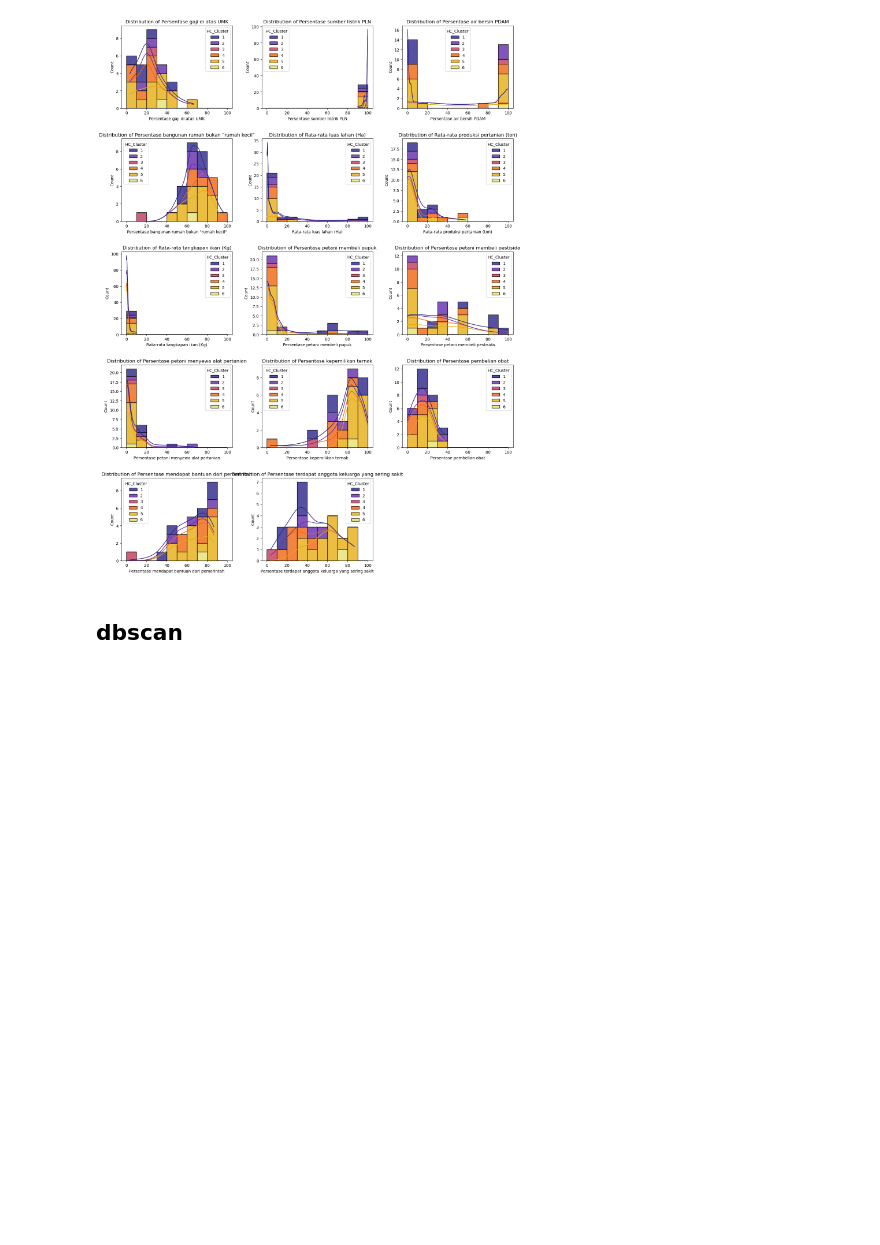
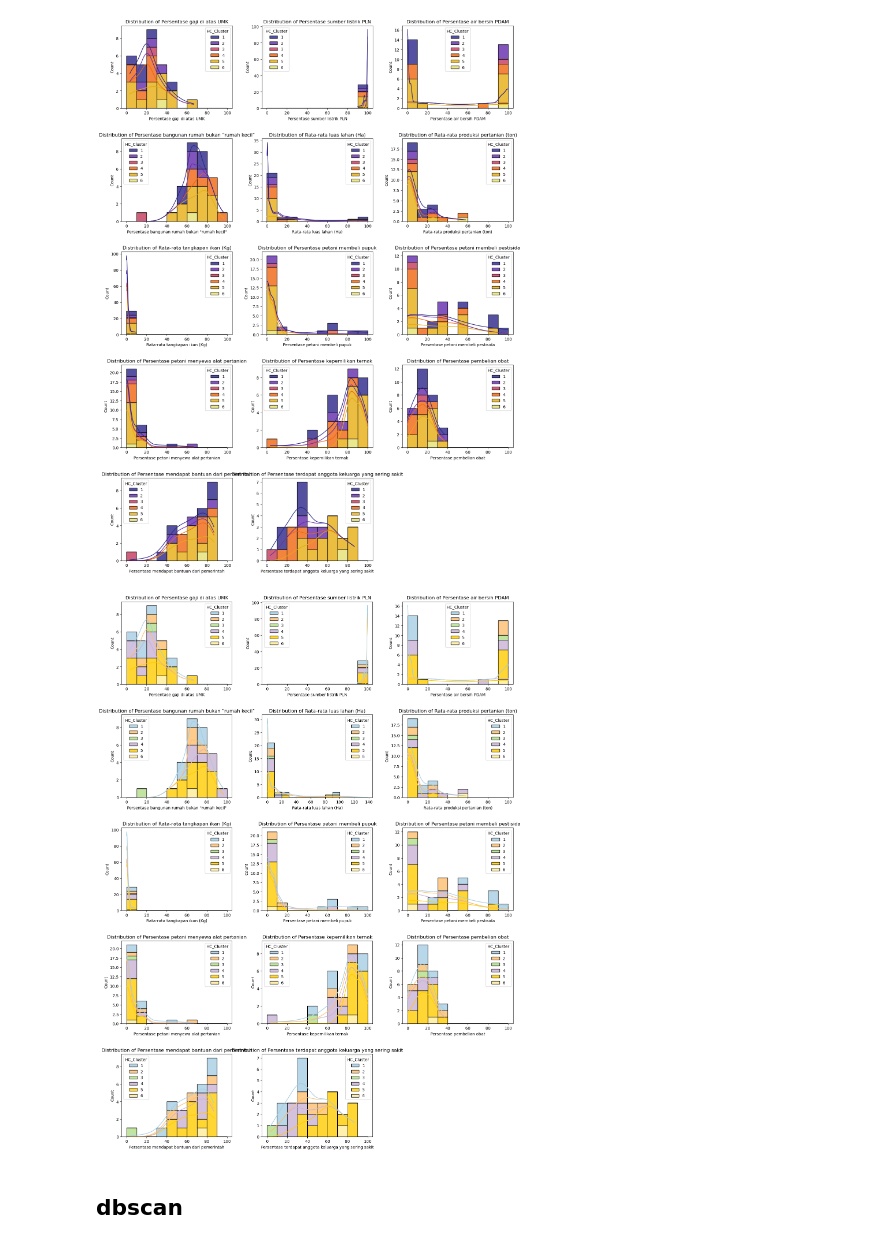
Before and after one commit to hldfiadn/rumah-tangga-mbkp, a Jupyter notebook: (new) profil desa/clustering-version2.ipynb, the cells around one changed output. Cells and saved outputs as stored; diff of their text form; code cells hidden in the pictures; blank space fills up the shorter version.

```diff
--- a/(new) profil desa/clustering-version2.ipynb
+++ b/(new) profil desa/clustering-version2.ipynb
@@ -268,10 +268,10 @@ Passing `palette` without assigning `hue` is deprecated and will be removed in v
 ### hierarchical clustering
 # %%
 # Simpan nama desa terpisah
-desa = df["Desa"]
+desa = df_normalized["Desa"]
 
 # Ambil hanya variabel numerik
-X = df.drop("Desa", axis=1)
+X = df_normalized.drop("Desa", axis=1)
 
 # Tangani missing value (misalnya isi dengan median)
 X = X.fillna(X.median())
@@ -411,5 +411,41 @@ plt.tight_layout(pad=3)
 plt.show()
 # %% [output]
 [figure]
+# %%
+# palet warna terang
+palette = {1: "#A6CEE3", 2: "#FDBF6F", 3: "#B2DF8A",
+           4: "#CAB2D6", 5: "#FFCC00", 6: "#FFEE99"}
+
+fig, axes = plt.subplots(rows, cols, figsize=(15, rows * 4))
+axes = axes.flatten()
+
+for i, col in enumerate(numerical_cols):
+    sns.histplot(
+        data=df_plot,
+        x=col,
+        hue="HC_Cluster",
+        bins=range(0, 110, 10),
+        multiple="stack",
+        stat="count",
+        common_bins=True,
+        alpha=0.8,
+        palette=palette,   # pakai palet custom
+        kde=True,          # biar seaborn yang gambar garis
+        kde_kws={'cut': 0},  # <= ini kuncinya, BUKAN clip=(0, 100)
+        ax=axes[i]
+    )
+
+    axes[i].set_title(f"Distribution of {col}")
+    axes[i].set_xlabel(col)
+    axes[i].set_ylabel("Count")
+
+# hapus axis kosong kalau ada
+for j in range(i + 1, len(axes)):
+    fig.delaxes(axes[j])
+
+plt.tight_layout(pad=3)
+plt.show()
+# %% [output]
+[figure, added]
 # %% [markdown]
 ## dbscan
```
Also changed, not shown: parts of 14 cells of this notebook.
